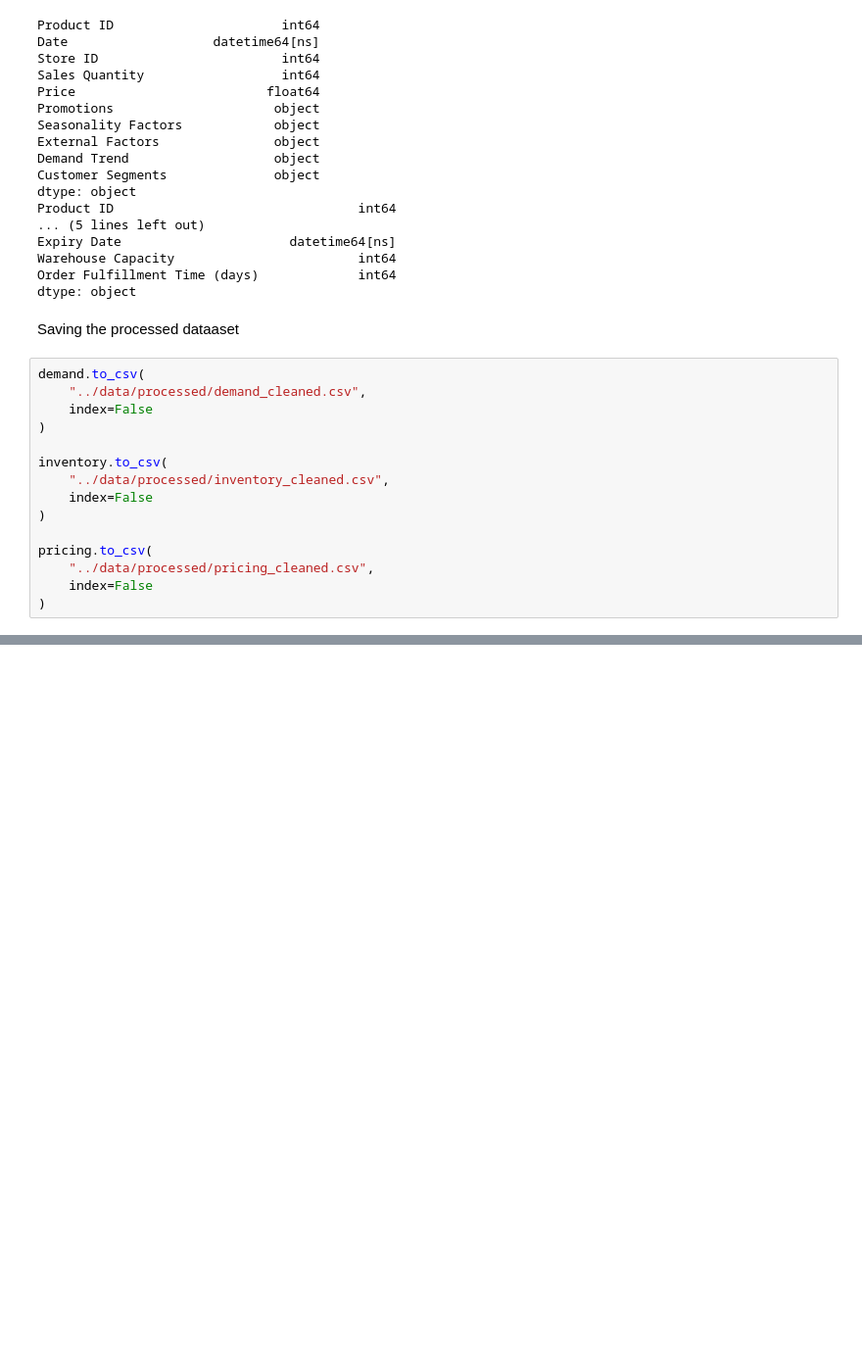
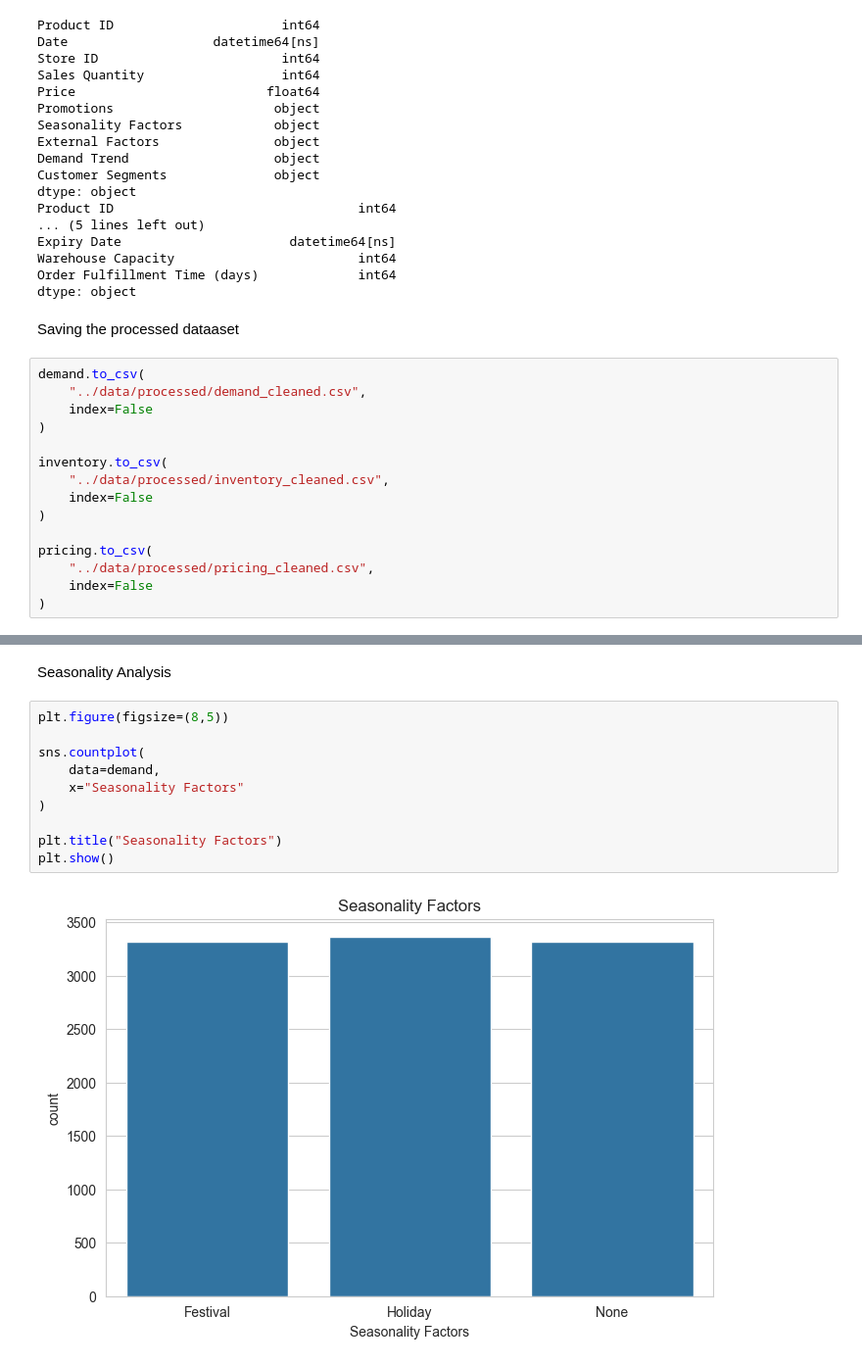
Before and after one commit to patelshivam109/Inventory_Optimization_System, a Jupyter notebook: notebooks/day1.ipynb, the cells around one changed output, grey strips where cells are left out. Shown at 98% size. Drawn from its saved outputs; the diff is of its cells as text; blank space fills up the shorter version.

```diff
--- a/notebooks/day1.ipynb
+++ b/notebooks/day1.ipynb
@@ -186,0 +237,14 @@ pricing.to_csv(
+# %% [markdown]
+Seasonality Analysis
+# %%
+plt.figure(figsize=(8,5))
+
+sns.countplot(
+    data=demand,
+    x="Seasonality Factors"
+)
+
+plt.title("Seasonality Factors")
+plt.show()
+# %% [output]
+[figure, added]
```
Also changed, not shown: parts of 41 cells of this notebook.
